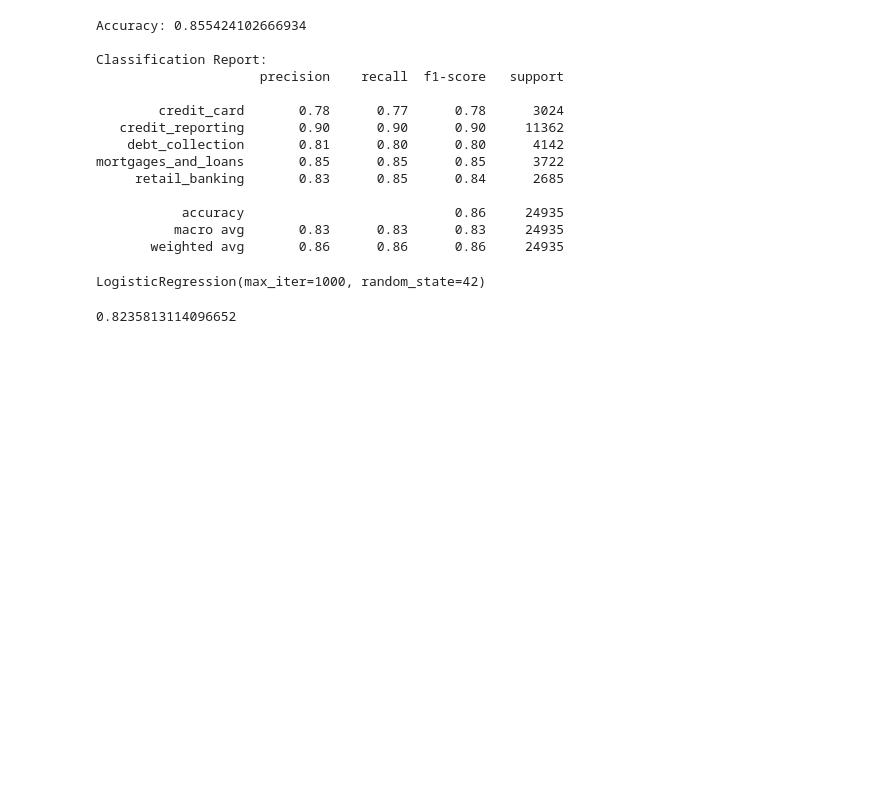
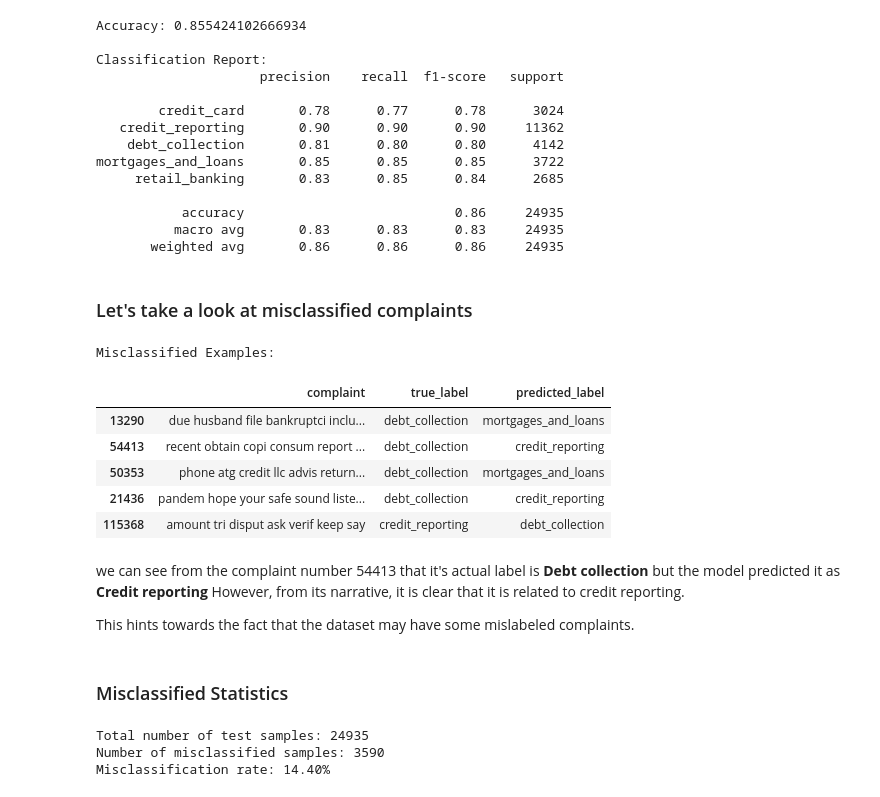
Before and after one commit to Mehmood-Deshmukh/Bank-Customer-Complaint-Classification, a Jupyter notebook: model.ipynb, the cells around one changed output. Cells and saved outputs as stored; diff of their text form; code cells hidden in the pictures; blank space fills up the shorter version.

Commit message:
add: final updates including mislabelled examples analysis

```diff
--- a/model.ipynb
+++ b/model.ipynb
@@ -1035,10 +1030,43 @@ X_smote, y_smote = adasyn.fit_resample(X_train, y_train)
-# %%
-lr_classifier = LogisticRegression(max_iter=1000,random_state=42)
-lr_classifier.fit(X_smote, y_smote)
-# %% [output]
-LogisticRegression(max_iter=1000, random_state=42)
-# %%
-accuracy = accuracy_score(y_pred, y_test)
-accuracy
-# %% [output]
-0.8235813114096652
+# %% [markdown]
+### Let's take a look at misclassified complaints
+# %%
+pd.set_option('display.max_colwidth', None)
+# %%
+y_pred_series = pd.Series(y_pred, index=y_test.index)
+feature_names = vectorizer.get_feature_names_out()
+
+X_test_df = pd.DataFrame(X_test.toarray(), columns=feature_names, index=y_test.index)
+
+results_df = X_test_df.copy()
+results_df['true_label'] = y_test
+results_df['predicted_label'] = y_pred_series
+results_df['complaint'] = dataset.loc[y_test.index, 'cleaned_complaint']
+
+misclassified = results_df[results_df['true_label'] != results_df['predicted_label']]
+
+print("\nMisclassified Examples:")
+
+misclassified[['complaint', 'true_label', 'predicted_label']].head()
+# %% [output]
+Misclassified Examples:
+|  | complaint | true_label | predicted_label |
+| 13290 | due husband file bankruptci inclu... | debt_collection | mortgages_and_loans |
+| 54413 | recent obtain copi consum report ... | debt_collection | credit_reporting |
+| 50353 | phone atg credit llc advis return... | debt_collection | mortgages_and_loans |
+| 21436 | pandem hope your safe sound liste... | debt_collection | credit_reporting |
+| 115368 | amount tri disput ask verif keep say | credit_reporting | debt_collection |
+# %% [markdown]
+we can see from the complaint number 54413 that it's actual label is **Debt collection** but the model predicted it as **Credit reporting**
+However, from its narrative, it is clear that it is related to credit reporting.
+
+This hints towards the fact that the dataset may have some mislabeled complaints.
+# %% [markdown]
+### Misclassified Statistics
+# %%
+print(f"Total number of test samples: {len(y_test)}")
+print(f"Number of misclassified samples: {len(misclassified)}")
+print(f"Misclassification rate: {len(misclassified) / len(y_test):.2%}")
+# %% [output]
+Total number of test samples: 24935
+Number of misclassified samples: 3590
+Misclassification rate: 14.40%
```
Also changed, not shown: parts of 1 cell of this notebook, 2 other files.
